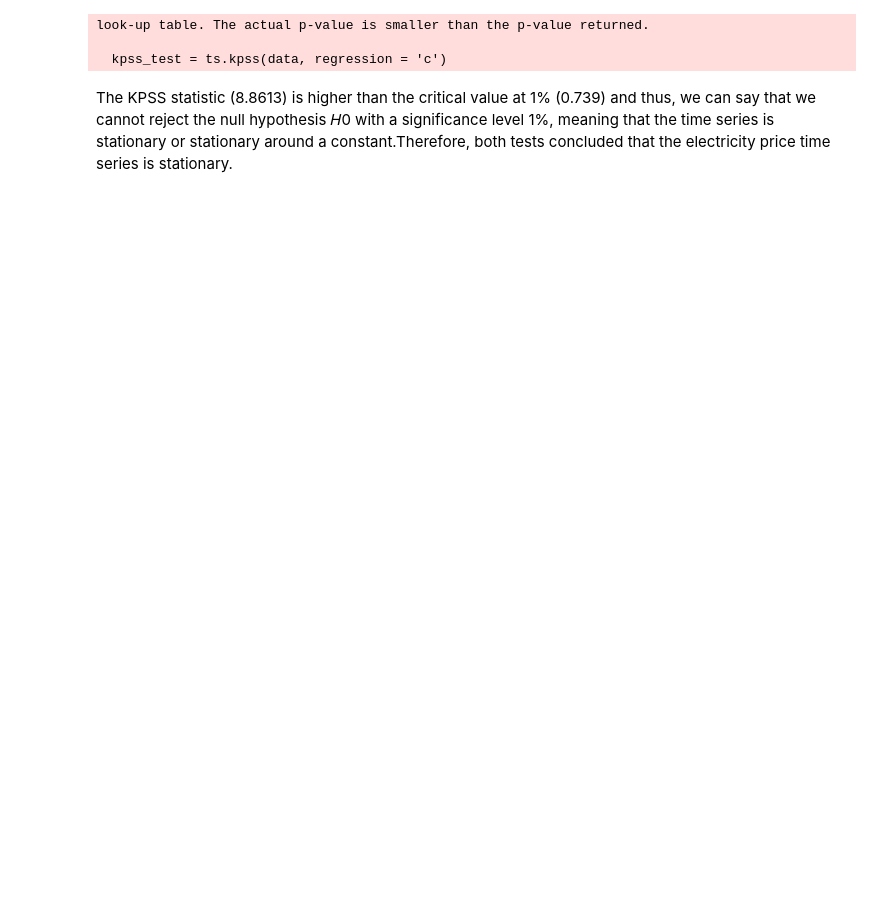
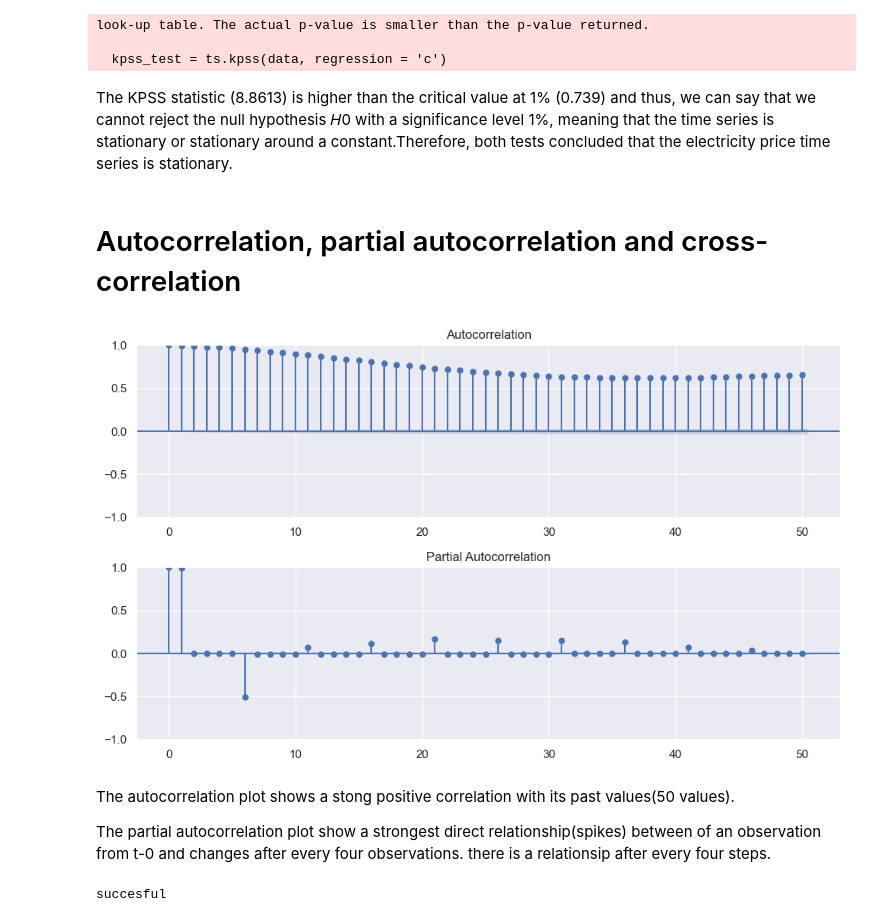
Before and after one commit to ruyo003/eletricity_prediction, a Jupyter notebook: energy.ipynb, the cells around one changed output. Cells and saved outputs as stored; diff of their text form; code cells hidden in the pictures; blank space fills up the shorter version.

Commit message:
perfomed a correlation analysis

```diff
--- a/energy.ipynb
+++ b/energy.ipynb
@@ -843,3 +858,5 @@ look-up table. The actual p-value is smaller than the p-value returned.
   kpss_test = ts.kpss(data, regression = 'c')
 # %% [markdown]
 The KPSS statistic (8.8613) is higher than the critical value at 1% (0.739) and thus, we can say that we cannot reject the null hypothesis 𝐻0 with a significance level 1%, meaning that the time series is stationary or stationary around a constant.Therefore, both tests concluded that the electricity price time series is stationary.
+# %% [markdown]
+# Autocorrelation, partial autocorrelation and cross-correlation
@@ -845,0 +865,21 @@ The KPSS statistic (8.8613) is higher than the critical value at 1% (0.739) and
+# %%
+# plotting autocorrelation and partial autocorrelation plots
+fig, (ax1, ax2) = plt.subplots(nrows= 2, figsize =(10, 6))
+plot_acf(final_df['price actual'], lags = 50, ax=ax1)
+plot_pacf(final_df['price actual'], lags = 50, ax=ax2)
+
+plt.tight_layout()
+plt.show()
+# %% [output]
+[figure, added]
+# %% [markdown]
+The autocorrelation plot shows a stong positive correlation with its past values(50 values).
+
+The partial autocorrelation plot show a strongest direct relationship(spikes) between of an observation from t-0 and changes after every four observations. there is a relationsip after every four steps.
+# %%
+# encdoning the city_name column
+label_encoder = LabelEncoder()
+final_df['city_name'] = label_encoder.fit_transform(final_df['city_name'])
+print('succesful')
+# %% [output]
+succesful
```
Also changed, not shown: parts of 15 cells of this notebook.
